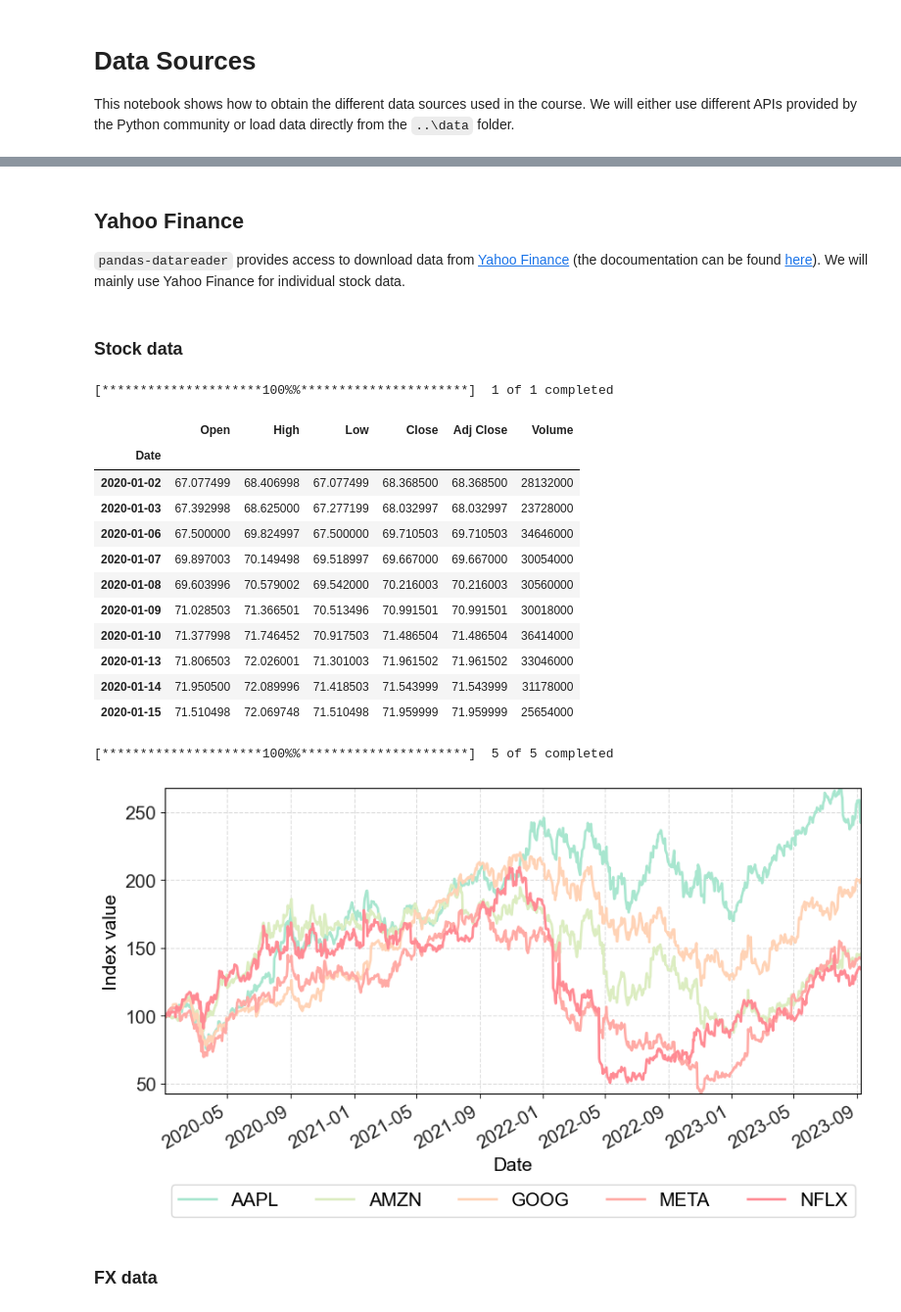
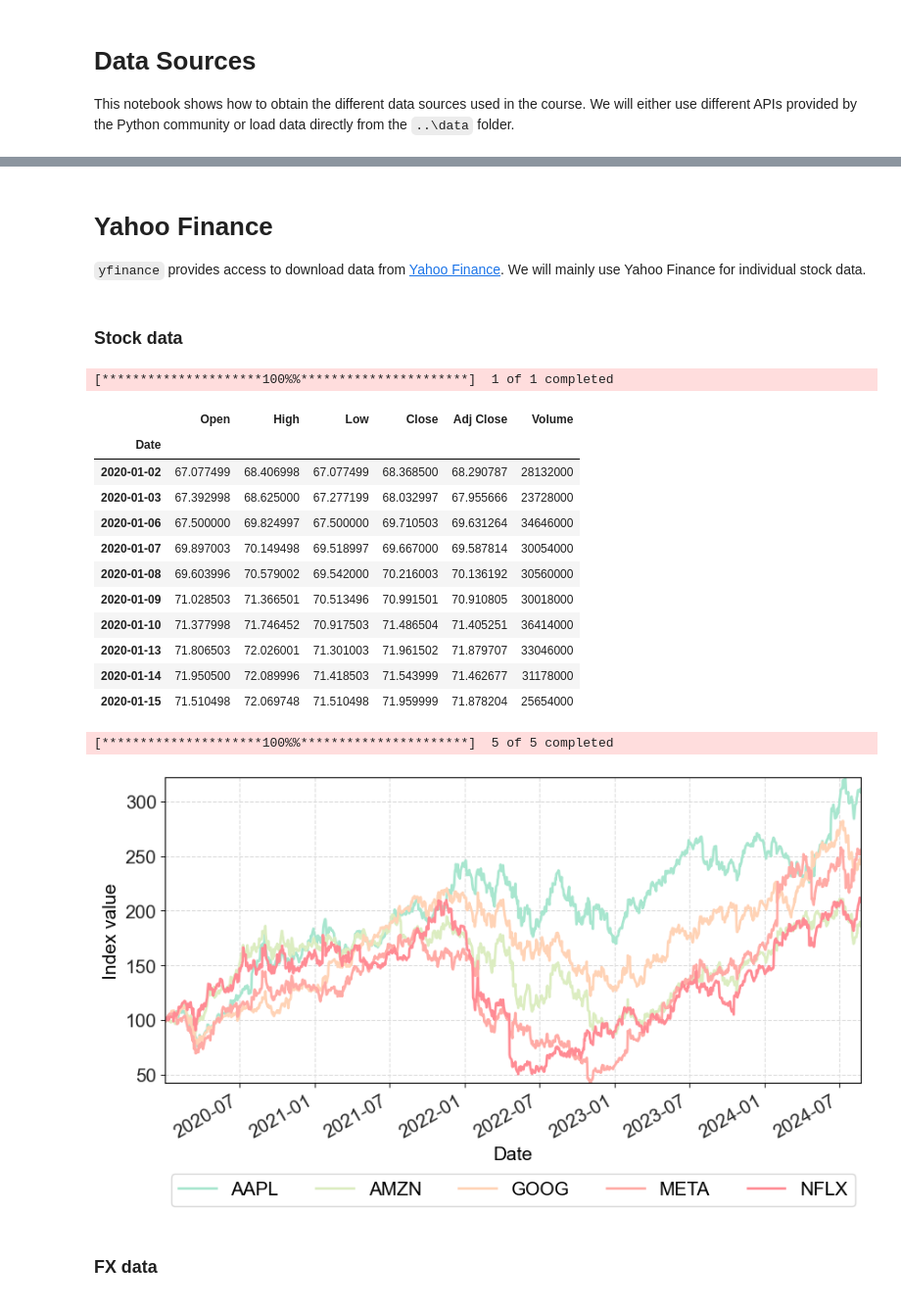
Before and after one commit to staxmetrics/python_for_the_financial_economist, a Jupyter notebook: lectures_and_exercises/2024/week_2/data_sources.ipynb, the cells around one changed output, grey strips where cells are left out. Shown at 98% size. Drawn from its saved outputs; the diff is of its cells as text; code cells hidden in the pictures.

```diff
--- a/lectures_and_exercises/2024/week_2/data_sources.ipynb
+++ b/lectures_and_exercises/2024/week_2/data_sources.ipynb
@@ -188,5 +131,5 @@ memory usage: 137.3 KB
 # %%
-start = datetime.date(2014, 7, 22) # SP500 only available after this date (may be updated)
+start = datetime.date(2015, 7, 22) # SP500 only available after this date (may be updated)
 
 # Set series codes
 series = ['DCOILBRENTEU', 'SP500']
@@ -204,7 +216,7 @@ ax.set_ylabel('Index value');
 # %% [markdown]
-## Yahoo Finance
+# Yahoo Finance
 
-`pandas-datareader` provides access to download data from [Yahoo Finance](https://finance.yahoo.com/) (the docoumentation can be found [here](https://pandas-datareader.readthedocs.io/en/latest/readers/yahoo.html)). We will mainly use Yahoo Finance for individual stock data.
+`yfinance` provides access to download data from [Yahoo Finance](https://finance.yahoo.com/). We will mainly use Yahoo Finance for individual stock data.
 # %% [markdown]
 ### Stock data
 # %%
@@ -216,46 +226,46 @@ from pandas_datareader import data as wb
 Get google stock price
 """
 
-goog = wb.get_data_yahoo('GOOG',start=datetime.date(2020, 1, 1))
+goog = yf.download('GOOG',start=datetime.date(2020, 1, 1))
 goog.head(10)
 # %% [output]
 [*********************100%%**********************]  1 of 1 completed
 |  | Open | High | Low | Close | Adj Close | Volume |
 | Date |  |  |  |  |  |  |
-| 2020-01-02 | 67.077499 | 68.406998 | 67.077499 | 68.368500 | 68.368500 | 28132000 |
-| 2020-01-03 | 67.392998 | 68.625000 | 67.277199 | 68.032997 | 68.032997 | 23728000 |
-| 2020-01-06 | 67.500000 | 69.824997 | 67.500000 | 69.710503 | 69.710503 | 34646000 |
-| 2020-01-07 | 69.897003 | 70.149498 | 69.518997 | 69.667000 | 69.667000 | 30054000 |
-| 2020-01-08 | 69.603996 | 70.579002 | 69.542000 | 70.216003 | 70.216003 | 30560000 |
-| 2020-01-09 | 71.028503 | 71.366501 | 70.513496 | 70.991501 | 70.991501 | 30018000 |
-| 2020-01-10 | 71.377998 | 71.746452 | 70.917503 | 71.486504 | 71.486504 | 36414000 |
-| 2020-01-13 | 71.806503 | 72.026001 | 71.301003 | 71.961502 | 71.961502 | 33046000 |
-| 2020-01-14 | 71.950500 | 72.089996 | 71.418503 | 71.543999 | 71.543999 | 31178000 |
-| 2020-01-15 | 71.510498 | 72.069748 | 71.510498 | 71.959999 | 71.959999 | 25654000 |
+| 2020-01-02 | 67.077499 | 68.406998 | 67.077499 | 68.368500 | 68.290787 | 28132000 |
+| 2020-01-03 | 67.392998 | 68.625000 | 67.277199 | 68.032997 | 67.955666 | 23728000 |
+| 2020-01-06 | 67.500000 | 69.824997 | 67.500000 | 69.710503 | 69.631264 | 34646000 |
+| 2020-01-07 | 69.897003 | 70.149498 | 69.518997 | 69.667000 | 69.587814 | 30054000 |
+| 2020-01-08 | 69.603996 | 70.579002 | 69.542000 | 70.216003 | 70.136192 | 30560000 |
+| 2020-01-09 | 71.028503 | 71.366501 | 70.513496 | 70.991501 | 70.910805 | 30018000 |
+| 2020-01-10 | 71.377998 | 71.746452 | 70.917503 | 71.486504 | 71.405251 | 36414000 |
+| 2020-01-13 | 71.806503 | 72.026001 | 71.301003 | 71.961502 | 71.879707 | 33046000 |
+| 2020-01-14 | 71.950500 | 72.089996 | 71.418503 | 71.543999 | 71.462677 | 31178000 |
+| 2020-01-15 | 71.510498 | 72.069748 | 71.510498 | 71.959999 | 71.878204 | 25654000 |
 # %%
 """
 Get adjusted stock prices for Facebook (META), Amazon (AMZN), Apple (AAPL),
 Netflix (NFLX), and Alphabet (GOOG).
 """
 tickers = ["META", "AMZN", "AAPL", "NFLX", "GOOG"]
-faang = wb.get_data_yahoo(tickers,start=datetime.date(2020, 1, 1))
+faang = yf.download(tickers, start=datetime.date(2020, 1, 1))
 
 """
 Get adjusted close and normalize
 """
 faang_adj_close = faang['Adj Close']
 faang_adj_close = faang_adj_close / faang_adj_close.iloc[0, :] * 100
 
 """
 Plot stock prices
 """
 
 ax = faang_adj_close.plot(figsize=(10, 5));
 ax.legend(loc='center', bbox_to_anchor=(0.5, -0.35), ncol=5);
 ax.set_ylabel('Index value');
 # %% [output]
 [*********************100%%**********************]  5 of 5 completed
-[figure, old version]
+[figure, new version]
 # %% [markdown]
 ### FX data
 # %%
```
Also changed, not shown: parts of 29 cells of this notebook, 5 other files.
